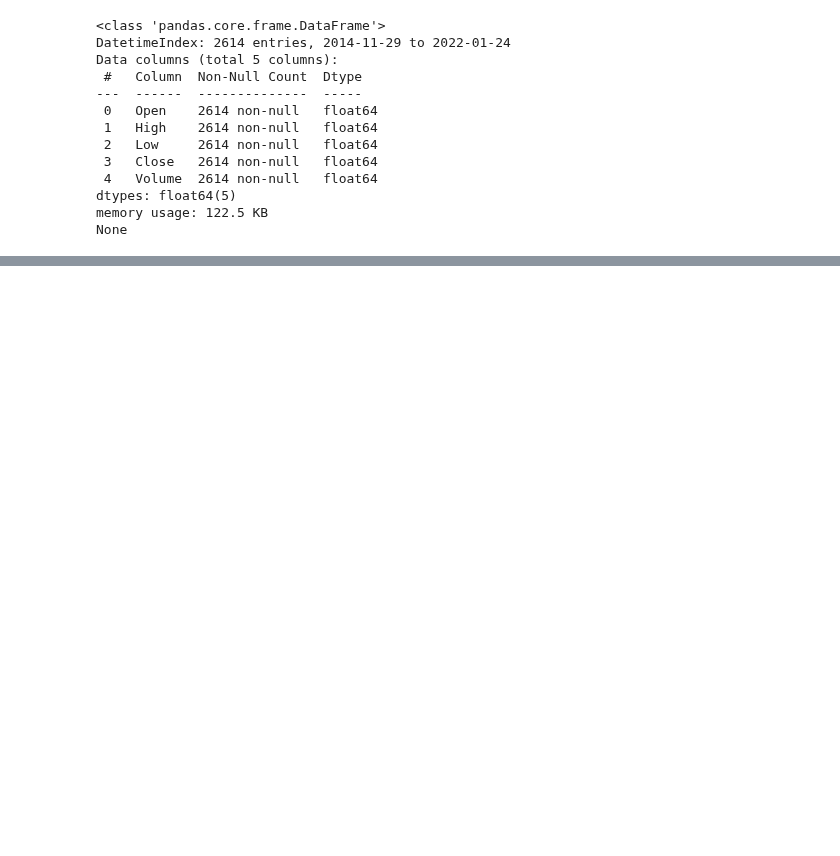
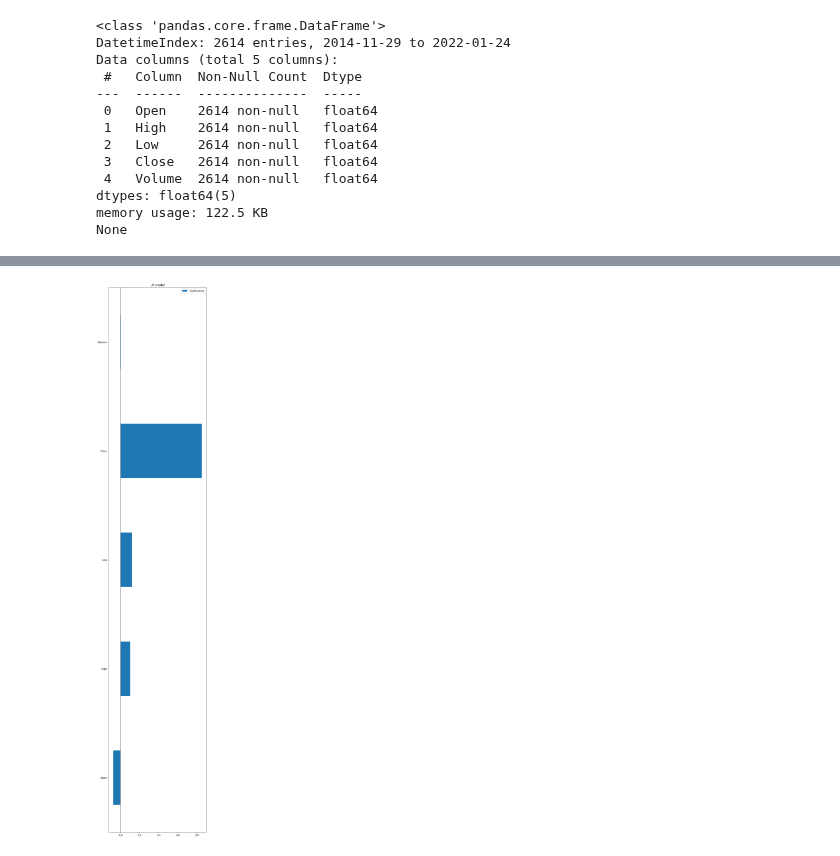
Before and after one commit to happysms/RuleBase-VS-TimeSeries-Algorithm, a Jupyter notebook: LinearRegression/linear_regression.ipynb, the cells around one changed output, grey strips where cells are left out. Cells and saved outputs as stored; diff of their text form; code cells hidden in the pictures; blank space fills up the shorter version.

```diff
--- a/LinearRegression/linear_regression.ipynb
+++ b/LinearRegression/linear_regression.ipynb
@@ -379,0 +76,8 @@ plt.show()
+# %%
+col_dict = predict_df4.columns
+col_dict
+
+minmax_scaler = MinMaxScaler()
+minmax_scaled_predict_df = minmax_scaler.fit_transform(predict_df4)
+minmax_scaled_predict_df = pd.DataFrame(minmax_scaled_predict_df)
+minmax_scaled_predict_df.columns = col_dict
@@ -379,0 +102,9 @@ plt.show()
+# %%
+from sklearn.model_selection import train_test_split
+data = minmax_scaled_predict_df[col_dict[:-1]]
+target = minmax_scaled_predict_df['y_true']
+# %%
+x_train, x_valid, y_train, y_valid = train_test_split(data, target, test_size=0.2, shuffle=False)
+# %%
+model = LinearRegression()
+LR = model.fit(x_train, y_train)
@@ -379,0 +113,12 @@ plt.show()
+# %%
+coefs = pd.DataFrame(
+   model.coef_,
+   columns=['Coefficients'], index=x_train.columns
+)
+
+coefs.plot(kind='barh', figsize=(9, 40))
+plt.title('LR model')
+plt.axvline(x=0, color='.5')
+plt.subplots_adjust(left=.3)
+# %% [output]
+[figure, added]
```
Also changed, not shown: parts of 41 cells of this notebook.
